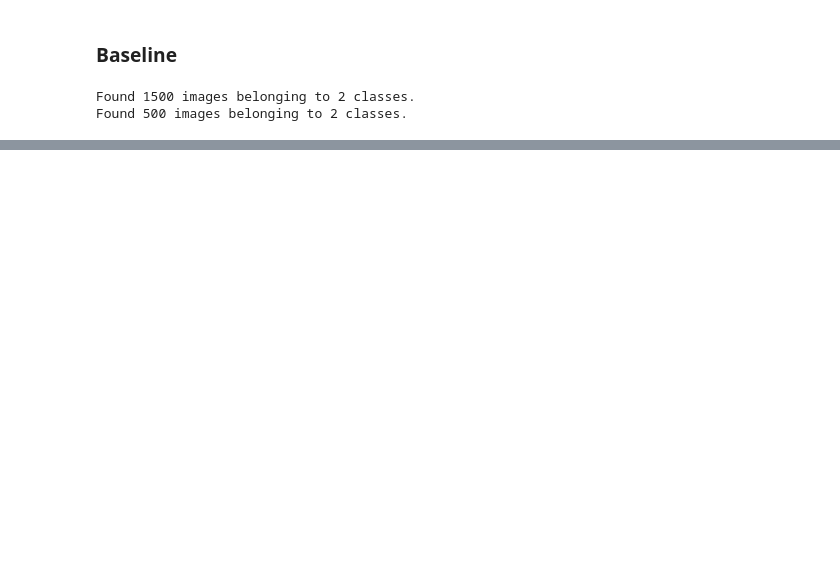
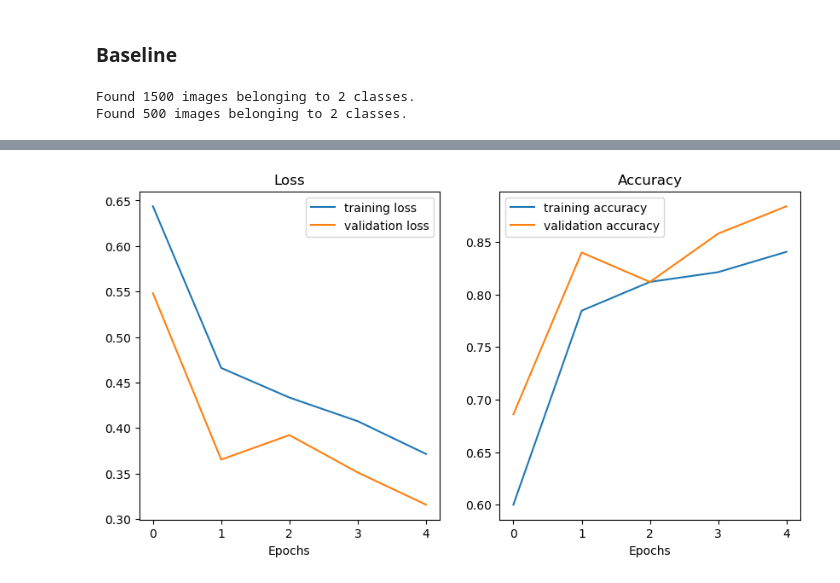
Before and after one commit to ngohongthai/ml-labs, a Jupyter notebook: ml-deeplearning/cnn_playground/cnn.ipynb, the cells around one changed output, grey strips where cells are left out. Cells and saved outputs as stored; diff of their text form; code cells hidden in the pictures; blank space fills up the shorter version.

```diff
--- a/ml-deeplearning/cnn_playground/cnn.ipynb
+++ b/ml-deeplearning/cnn_playground/cnn.ipynb
@@ -171,0 +469,16 @@ KeyboardInterrupt:
+# %%
+# Mô hình sẽ giống với mô hình số 4 nhưng sẽ thêm MaxPool2D vào
+
+model_5 = Sequential([
+    Conv2D(10, 3, activation='relu', input_shape=(224,224,3)),
+    MaxPool2D(pool_size=2, padding='valid'),
+    Conv2D(10, 3, activation='relu'),
+    MaxPool2D(pool_size=2, padding='valid'),
+    Conv2D(10, 3, activation='relu'),
+    MaxPool2D(pool_size=2, padding='valid'),
+    Flatten(),
+    Dense(1, activation='sigmoid')
+])
+
+model_5.compile(optimizer=Adam(), loss='binary_crossentropy', metrics=['accuracy'])
+history_5 = model_5.fit(train_data, epochs=5, steps_per_epoch=len(train_data), validation_data=test_data, validation_steps=len(test_data))
@@ -171,0 +497,4 @@ KeyboardInterrupt:
+# %%
+plot_history(history_5)
+# %% [output]
+[figure, added]
```
Also changed, not shown: parts of 33 cells of this notebook, 1 other file.
